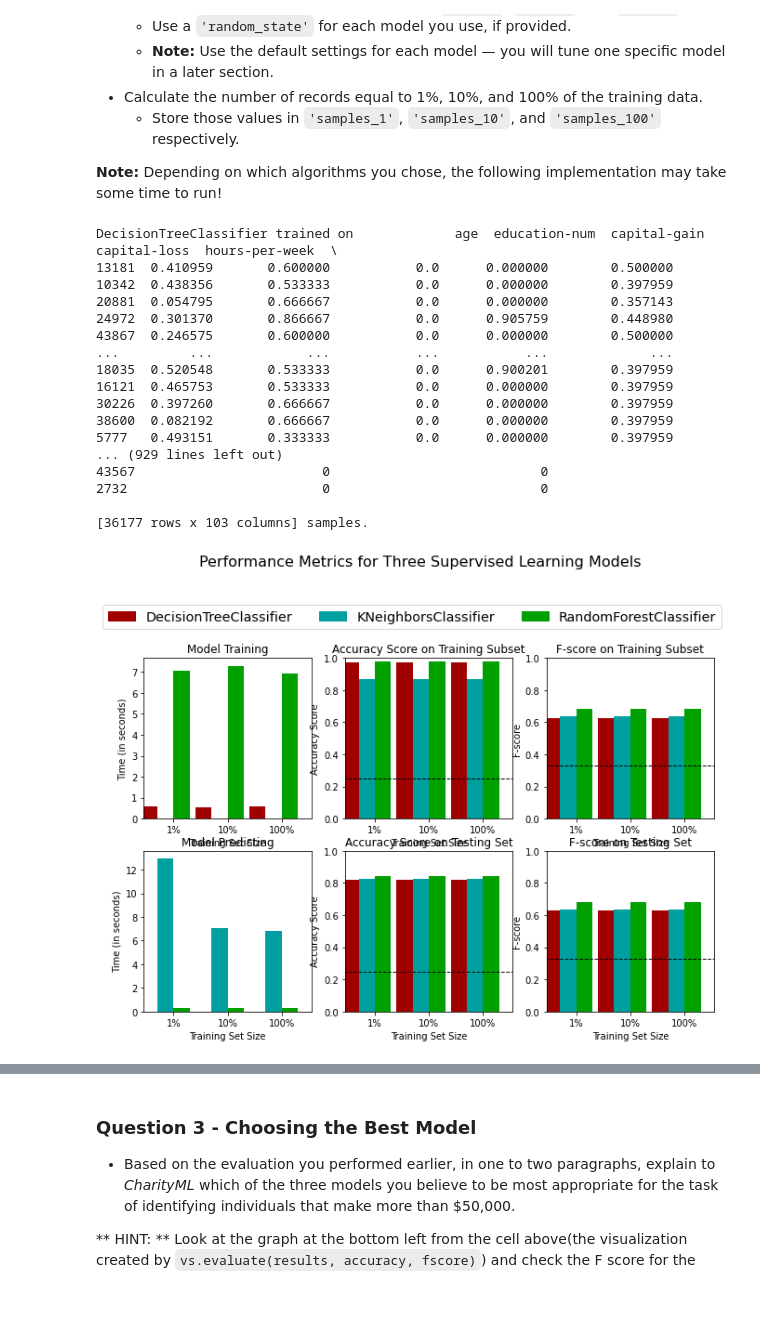
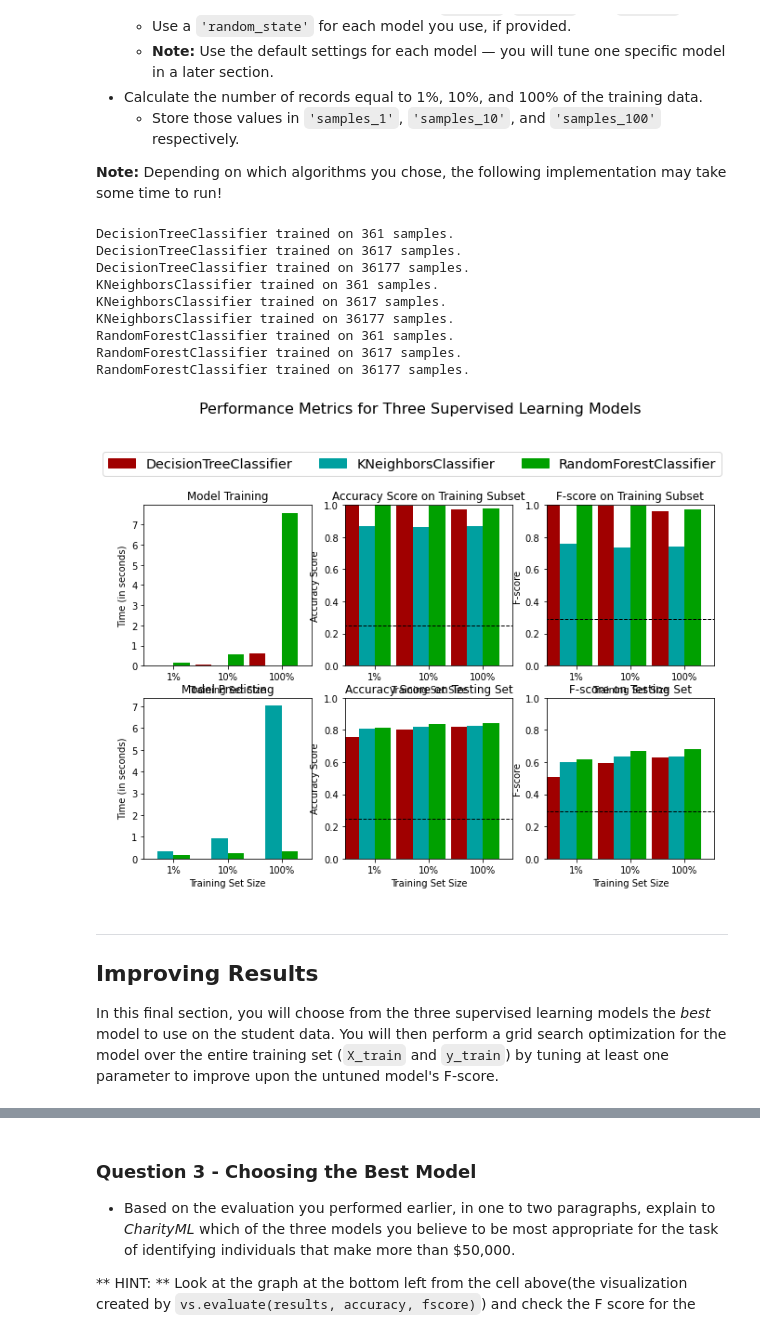
Before and after one commit to thiagofuruchima/CharityML, a Jupyter notebook: finding_donors.ipynb, the cells around one changed output, grey strips where cells are left out. Cells and saved outputs as stored; diff of their text form; code cells hidden in the pictures; blank space fills up the shorter version.

Commit message:
Correted some bugs on predict_function

```diff
--- a/finding_donors.ipynb
+++ b/finding_donors.ipynb
@@ -260,7 +260,8 @@ precision = TP/(TP + FP)
 
 # TODO: Calculate F-score using the formula above for beta = 0.5 and correct values for precision and recall.
 beta = 0.5
-fscore = (1+beta)*(precision*recall)/((beta*precision)+recall)
+beta_squared = beta**2
+fscore = (1+beta_squared)*(precision*recall)/((beta_squared*precision)+recall)
 
 # Print the results
 print("Naive Predictor: [Accuracy score: {:.4f}, F-score: {:.4f}]".format(accuracy, fscore))
@@ -336,7 +337,7 @@ def train_predict(learner, sample_size, X_train, y_train, X_test, y_test):
 
     # TODO: Fit the learner to the training data using slicing with 'sample_size' using .fit(training_features[:], training_labels[:])
     start = time() # Get start time
-    learner = learner.fit(X_train[:], y_train[:])
+    learner = learner.fit(X_train[:sample_size], y_train[:sample_size])
     end = time() # Get end time
 
     # TODO: Calculate the training time
@@ -359,7 +360,7 @@ def train_predict(learner, sample_size, X_train, y_train, X_test, y_test):
     results['acc_test'] = accuracy_score(y_test, predictions_test)
 
     # TODO: Compute F-score on the the first 300 training samples using fbeta_score()
-    results['f_train'] = fbeta_score(y_test, predictions_test, beta=0.5)
+    results['f_train'] = fbeta_score(y_train[0:300], predictions_train[0:300], beta = 0.5)
 
     # TODO: Compute F-score on the test set which is y_test
     results['f_test'] = fbeta_score(y_test, predictions_test, beta=0.5)
@@ -383,52 +384,48 @@ In the code cell, you will need to implement the following:
 # %%
 # TODO: Import the three supervised learning models from sklearn
 from sklearn.tree import DecisionTreeClassifier
 from sklearn.neighbors import KNeighborsClassifier
 from sklearn.ensemble import RandomForestClassifier
 
 # TODO: Initialize the three models
 clf_A = DecisionTreeClassifier(random_state=42)
 clf_B = KNeighborsClassifier()
 clf_C = RandomForestClassifier(random_state=42)
 
 # TODO: Calculate the number of samples for 1%, 10%, and 100% of the training data
 # HINT: samples_100 is the entire training set i.e. len(y_train)
 # HINT: samples_10 is 10% of samples_100 (ensure to set the count of the values to be `int` and not `float`)
 # HINT: samples_1 is 1% of samples_100 (ensure to set the count of the values to be `int` and not `float`)
-samples_100 = X_train
-samples_10 = X_train[:(int)(X_train.shape[0]/10)]
-samples_1 = X_train[:(int)(X_train.shape[0]/100)]
+samples_100 = X_train.shape[0]
+samples_10 = (int)(samples_100/10)
+samples_1 = (int)(samples_100/100)
 
 # Collect results on the learners
 results = {}
 for clf in [clf_A, clf_B, clf_C]:
     clf_name = clf.__class__.__name__
     results[clf_name] = {}
     for i, samples in enumerate([samples_1, samples_10, samples_100]):
         results[clf_name][i] = \
         train_predict(clf, samples, X_train, y_train, X_test, y_test)
 
 # Run metrics visualization for the three supervised learning models chosen
 vs.evaluate(results, accuracy, fscore)
 # %% [output]
-DecisionTreeClassifier trained on             age  education-num  capital-gain  capital-loss  hours-per-week  \
-13181  0.410959       0.600000           0.0      0.000000        0.500000
-10342  0.438356       0.533333           0.0      0.000000        0.397959
-20881  0.054795       0.666667           0.0      0.000000        0.357143
-24972  0.301370       0.866667           0.0      0.905759        0.448980
-43867  0.246575       0.600000           0.0      0.000000        0.500000
-...         ...            ...           ...           ...             ...
-18035  0.520548       0.533333           0.0      0.900201        0.397959
-16121  0.465753       0.533333           0.0      0.000000        0.397959
-30226  0.397260       0.666667           0.0      0.000000        0.397959
-38600  0.082192       0.666667           0.0      0.000000        0.397959
-5777   0.493151       0.333333           0.0      0.000000        0.397959
-... (929 lines left out)
-43567                        0                           0
-2732                         0                           0
-
-[36177 rows x 103 columns] samples.
+DecisionTreeClassifier trained on 361 samples.
+DecisionTreeClassifier trained on 3617 samples.
+DecisionTreeClassifier trained on 36177 samples.
+KNeighborsClassifier trained on 361 samples.
+KNeighborsClassifier trained on 3617 samples.
+KNeighborsClassifier trained on 36177 samples.
+RandomForestClassifier trained on 361 samples.
+RandomForestClassifier trained on 3617 samples.
+RandomForestClassifier trained on 36177 samples.
-[figure, old version]
+[figure, new version]
+# %% [markdown]
+----
+## Improving Results
+In this final section, you will choose from the three supervised learning models the *best* model to use on the student data. You will then perform a grid search optimization for the model over the entire training set (`X_train` and `y_train`) by tuning at least one parameter to improve upon the untuned model's F-score.
 # %%
 results
 # %% [output]
```
Also changed, not shown: parts of 5 cells of this notebook, 1 other file.
